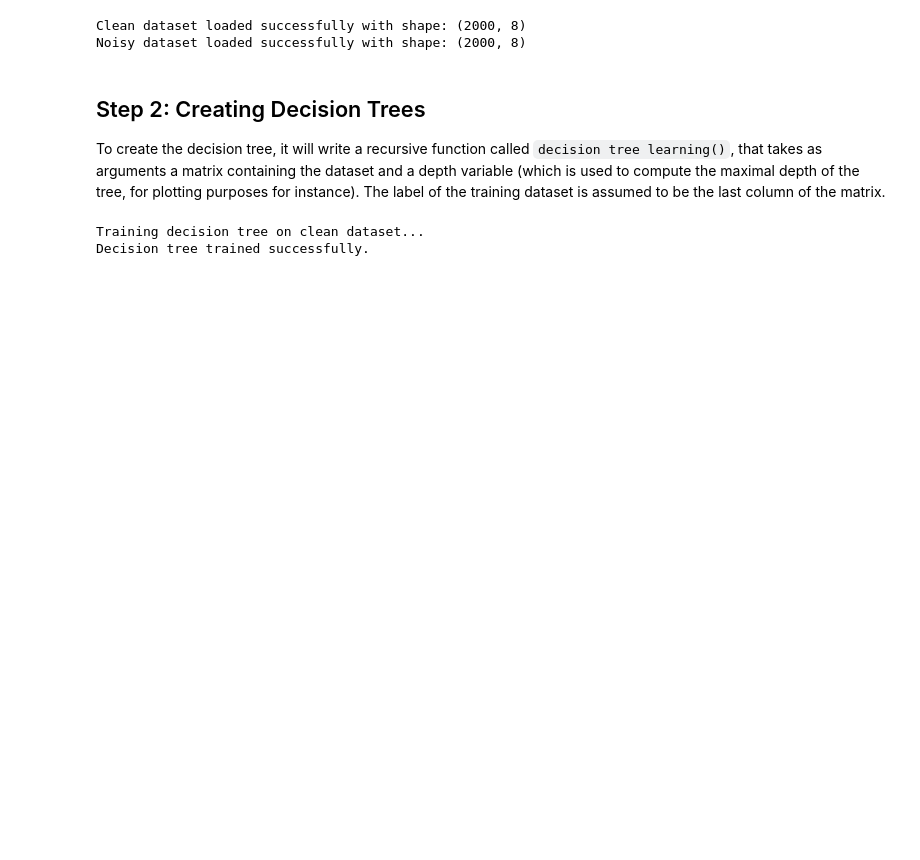
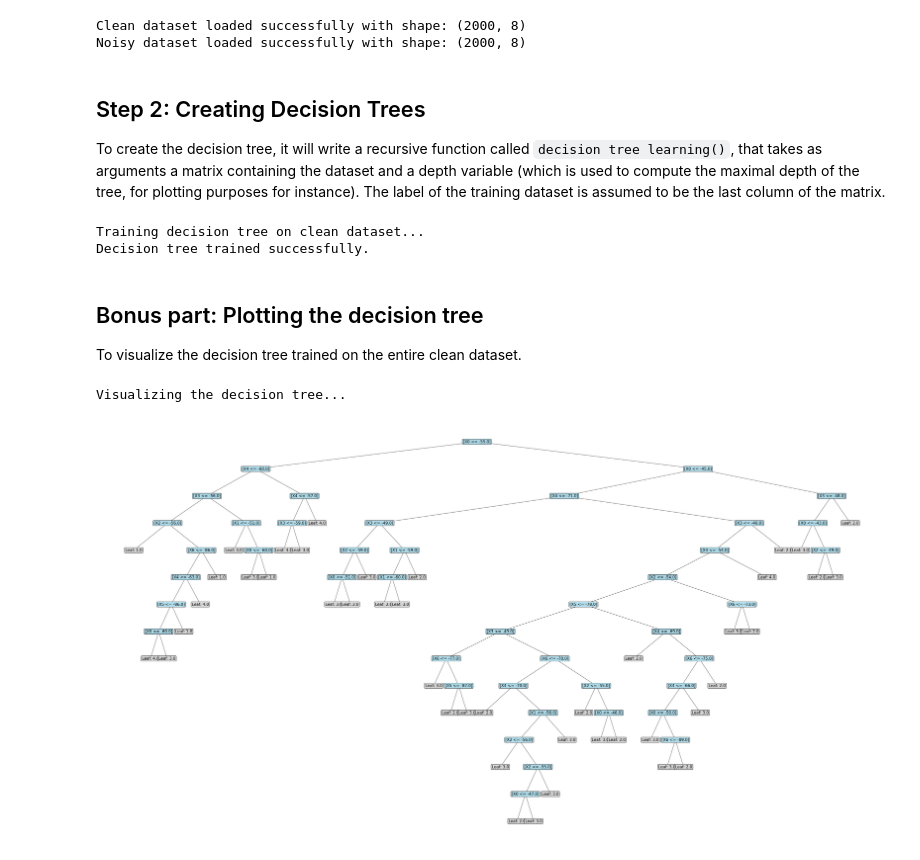
Before and after one commit to Dovis01/Introl2ML-Coursework1, a Jupyter notebook: coursework1_code.ipynb, the cells around one changed output. Saved outputs shown, nothing was run; the diff lists cells and outputs as text; code cells hidden in the pictures; blank space fills up the shorter version.

Commit message:
feat: Visualize the decision tree for bonus part

```diff
--- a/coursework1_code.ipynb
+++ b/coursework1_code.ipynb
@@ -160,3 +163,6 @@ print("Decision tree trained successfully.")
 # %% [output]
 Training decision tree on clean dataset...
 Decision tree trained successfully.
+# %% [markdown]
+## Bonus part: Plotting the decision tree
+To visualize the decision tree trained on the entire clean dataset.
@@ -162,0 +239,6 @@ Decision tree trained successfully.
+# %%
+print("Visualizing the decision tree...")
+plot_tree(decision_tree)
+# %% [output]
+Visualizing the decision tree...
+[figure, added]
```
Also changed, not shown: parts of 2 cells of this notebook.
